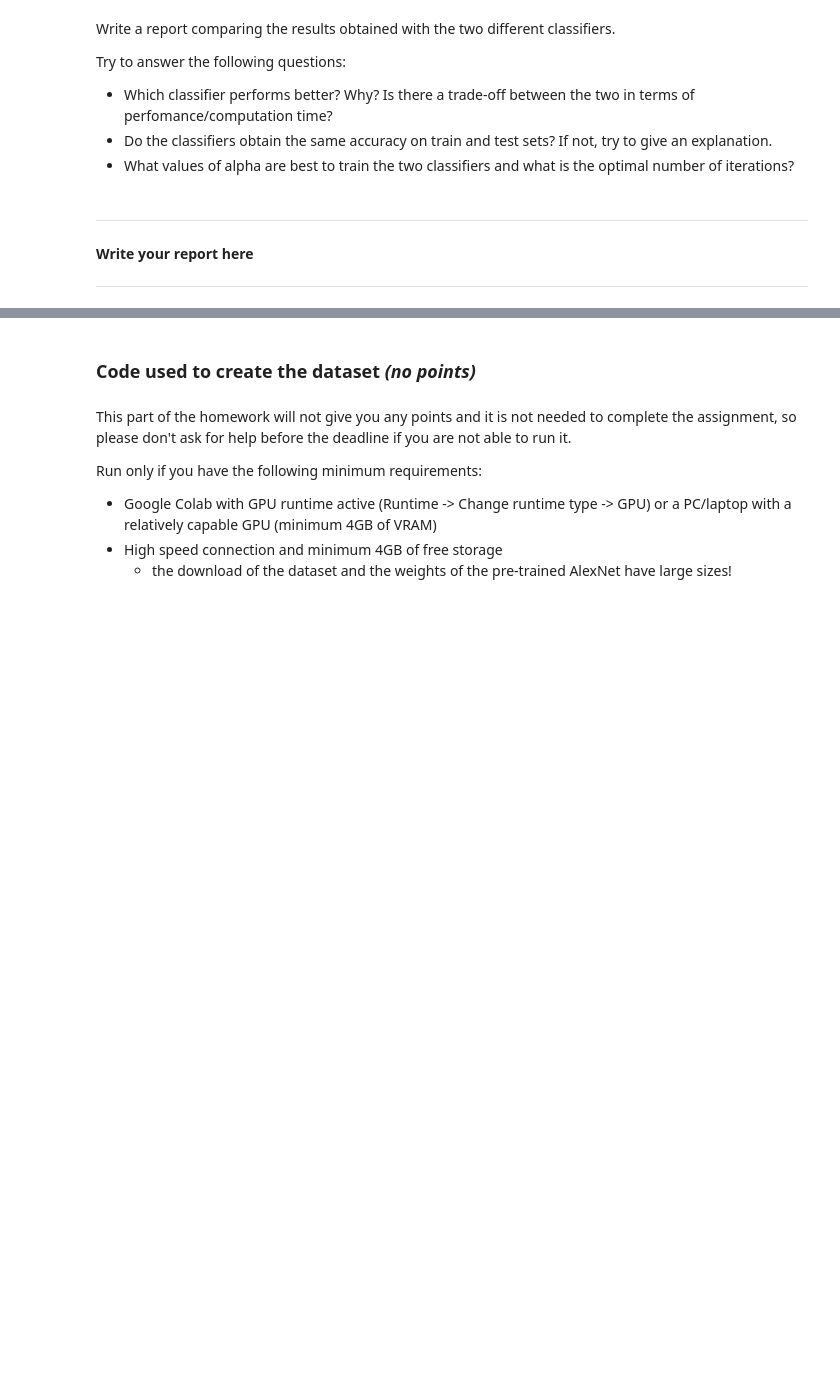
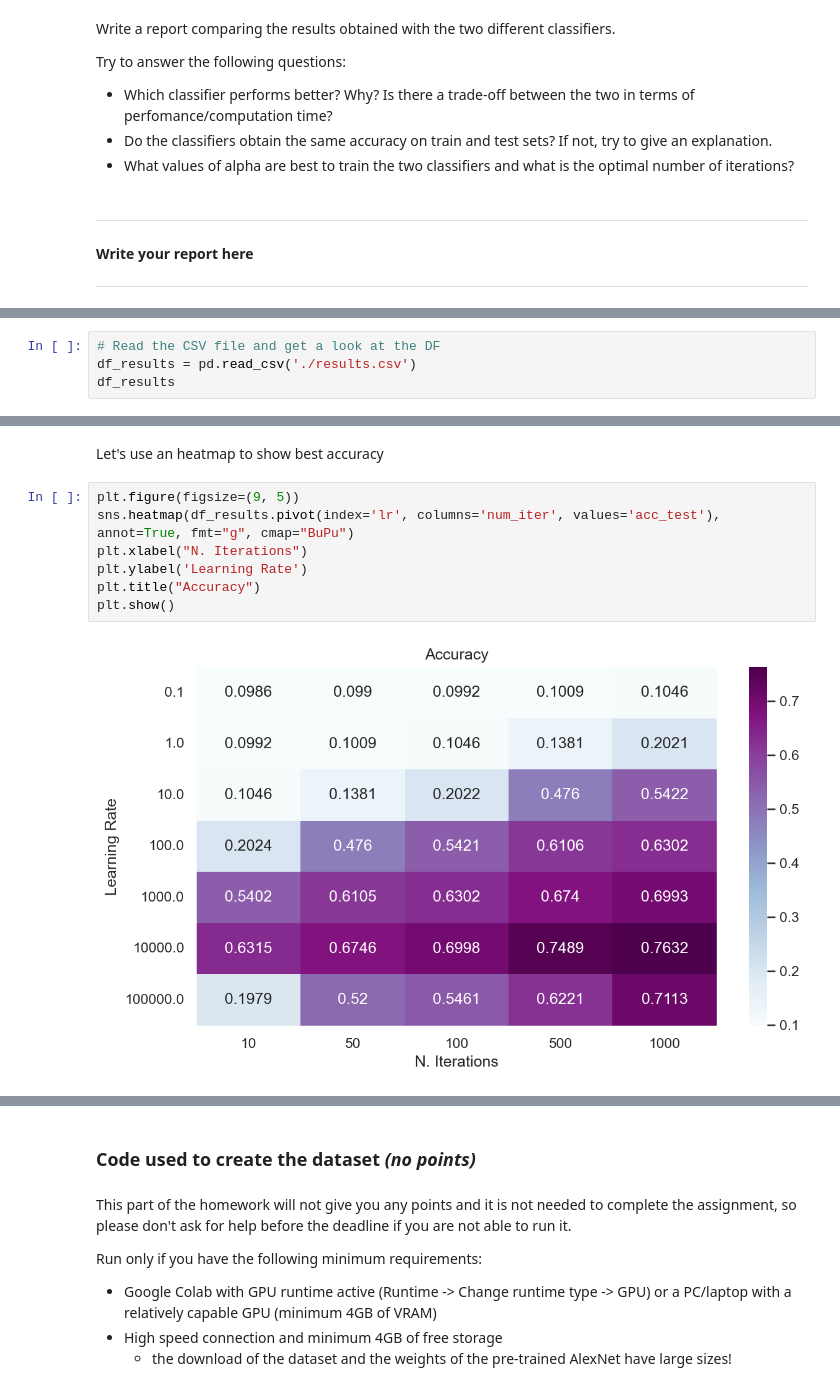
Before and after one commit to ywateba/fds_2023_hw2, a Jupyter notebook: HW2.ipynb, the cells around one changed output, grey strips where cells are left out. Saved outputs shown, nothing was run; the diff lists cells and outputs as text; blank space fills up the shorter version.

```diff
--- a/HW2.ipynb
+++ b/HW2.ipynb
@@ -1752,0 +1814,4 @@ Try to answer the following questions:
+# %%
+# Read the CSV file and get a look at the DF
+df_results = pd.read_csv('./results.csv')
+df_results
@@ -1752,0 +1836,11 @@ Try to answer the following questions:
+# %% [markdown]
+Let's use an heatmap to show best accuracy
+# %%
+plt.figure(figsize=(9, 5))
+sns.heatmap(df_results.pivot(index='lr', columns='num_iter', values='acc_test'), annot=True, fmt="g", cmap="BuPu")
+plt.xlabel("N. Iterations")
+plt.ylabel('Learning Rate')
+plt.title("Accuracy")
+plt.show()
+# %% [output]
+[figure, added]
```
Also changed, not shown: parts of 11 cells of this notebook, 2 other files.
